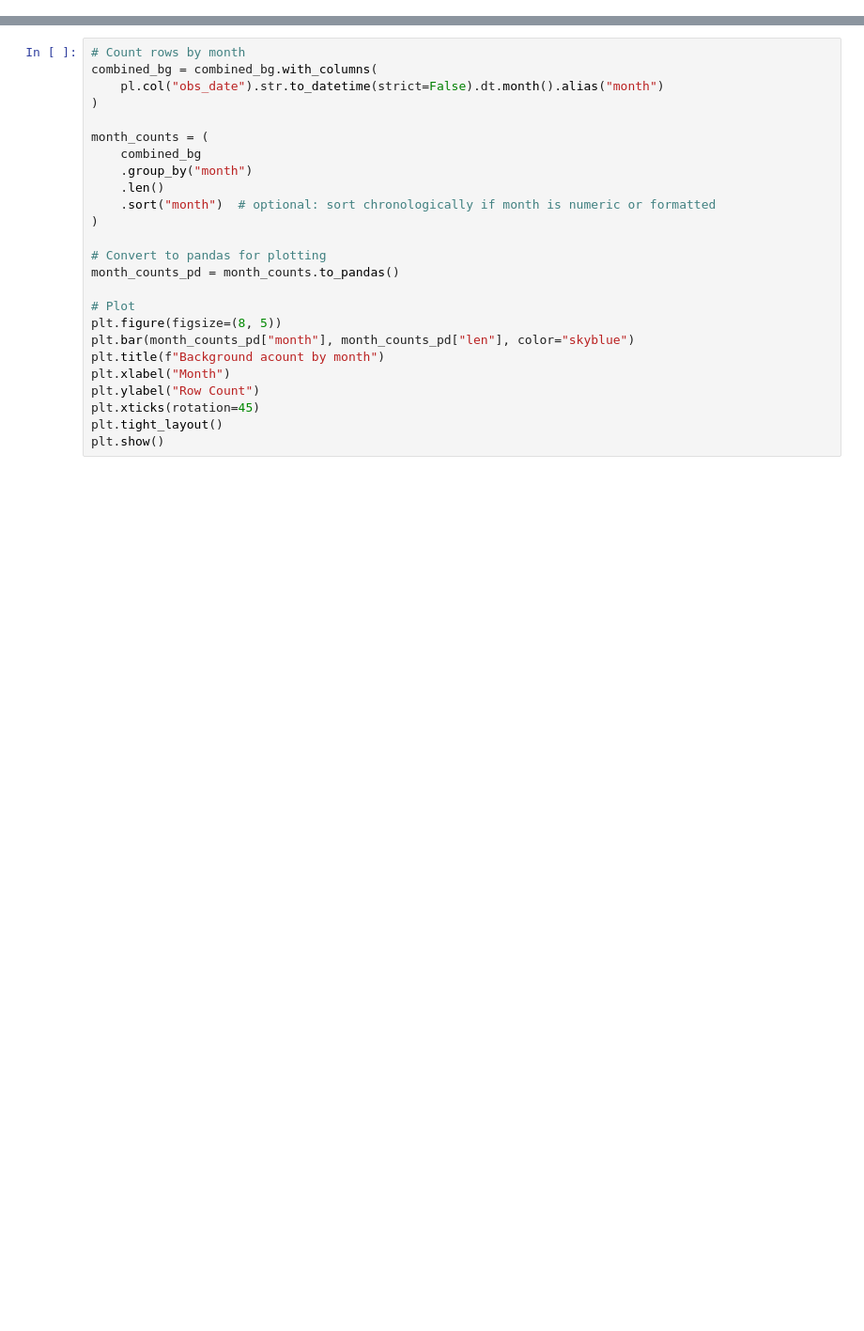
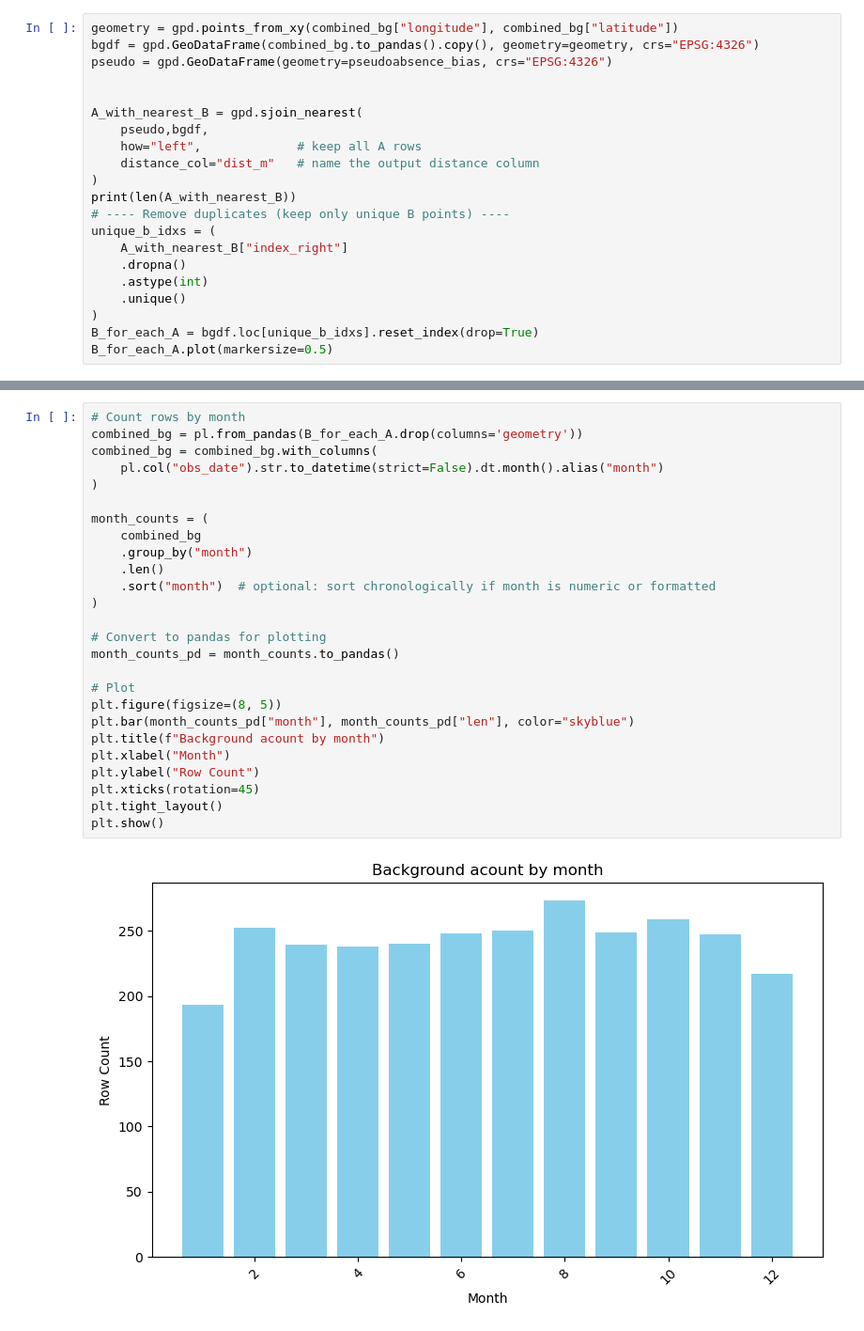
Before and after one commit to mkmitchell/biodiversity, a Jupyter notebook: maxent_model.ipynb, the cells around one changed output, grey strips where cells are left out. Shown at 94% size. Saved outputs shown, nothing was run; the diff lists cells and outputs as text; blank space fills up the shorter version.

```diff
--- a/maxent_model.ipynb
+++ b/maxent_model.ipynb
@@ -132,0 +188,21 @@ len(combined_bg)
+# %%
+geometry = gpd.points_from_xy(combined_bg["longitude"], combined_bg["latitude"])
+bgdf = gpd.GeoDataFrame(combined_bg.to_pandas().copy(), geometry=geometry, crs="EPSG:4326")
+pseudo = gpd.GeoDataFrame(geometry=pseudoabsence_bias, crs="EPSG:4326")
+
+
+A_with_nearest_B = gpd.sjoin_nearest(
+    pseudo,bgdf,
+    how="left",             # keep all A rows
+    distance_col="dist_m"   # name the output distance column
+)
+print(len(A_with_nearest_B))
+# ---- Remove duplicates (keep only unique B points) ----
+unique_b_idxs = (
+    A_with_nearest_B["index_right"]
+    .dropna()
+    .astype(int)
+    .unique()
+)
+B_for_each_A = bgdf.loc[unique_b_idxs].reset_index(drop=True)
+B_for_each_A.plot(markersize=0.5)
@@ -133,28 +235,31 @@ len(combined_bg)
 # %%
 # Count rows by month
+combined_bg = pl.from_pandas(B_for_each_A.drop(columns='geometry'))
 combined_bg = combined_bg.with_columns(
     pl.col("obs_date").str.to_datetime(strict=False).dt.month().alias("month")
 )
 
 month_counts = (
     combined_bg
     .group_by("month")
     .len()
     .sort("month")  # optional: sort chronologically if month is numeric or formatted
 )
 
 # Convert to pandas for plotting
 month_counts_pd = month_counts.to_pandas()
 
 # Plot
 plt.figure(figsize=(8, 5))
 plt.bar(month_counts_pd["month"], month_counts_pd["len"], color="skyblue")
 plt.title(f"Background acount by month")
 plt.xlabel("Month")
 plt.ylabel("Row Count")
 plt.xticks(rotation=45)
 plt.tight_layout()
 plt.show()
+# %% [output]
+[figure, added]
 # %%
 # ------------------------
 # === Prepare Data ===
```
Also changed, not shown: parts of 17 cells of this notebook, 1 other file.
